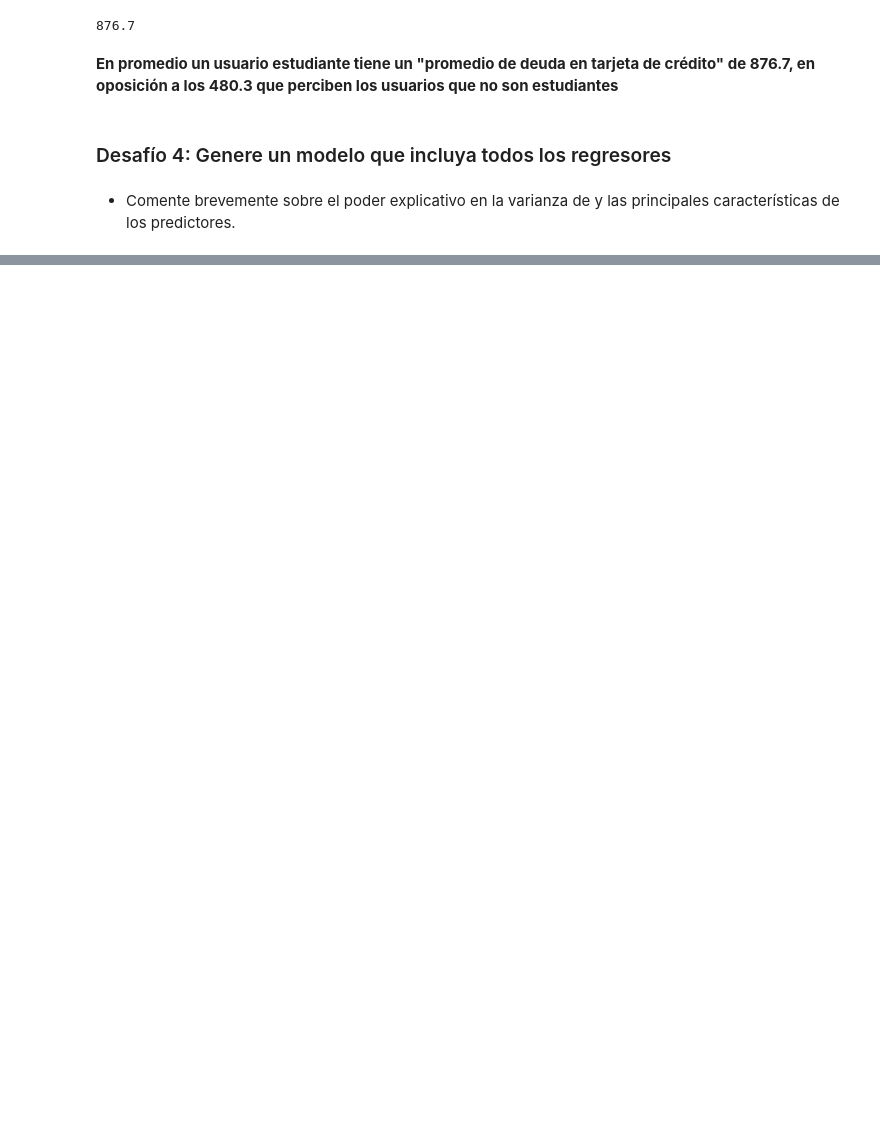
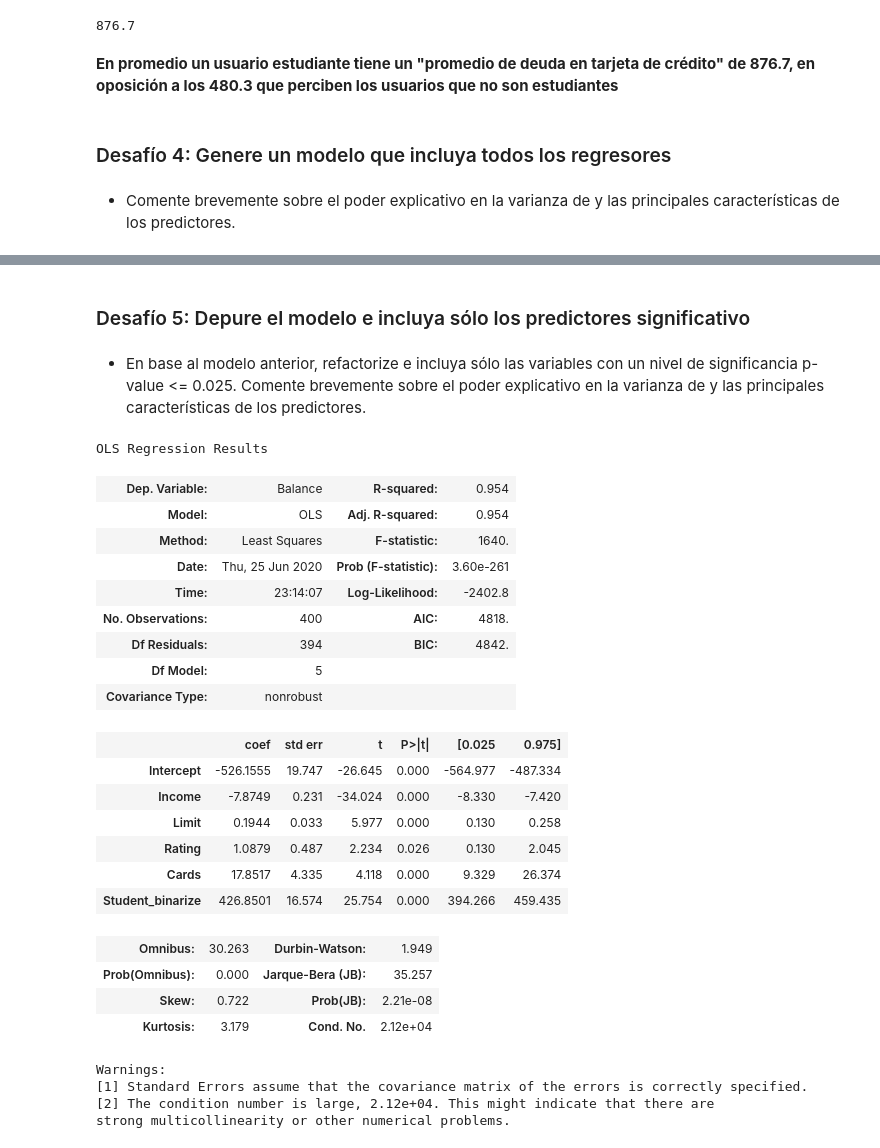
Before and after one commit to vidalchile/data_science_g14, a Jupyter notebook: regresion/sesion_presencial_1/desafio/desafio_regresion_desde_la_econometria_cristian_vidal.ipynb, the cells around one changed output, grey strips where cells are left out. Saved outputs shown, nothing was run; the diff lists cells and outputs as text; code cells hidden in the pictures; blank space fills up the shorter version.

```diff
--- a/regresion/sesion_presencial_1/desafio/desafio_regresion_desde_la_econometria_cristian_vidal.ipynb
+++ b/regresion/sesion_presencial_1/desafio/desafio_regresion_desde_la_econometria_cristian_vidal.ipynb
@@ -347,0 +354,33 @@ strong multicollinearity or other numerical problems.
+# %% [markdown]
+### Desafío 5: Depure el modelo e incluya sólo los predictores significativo
+# %% [markdown]
+* En base al modelo anterior, refactorize e incluya sólo las variables con un nivel de significancia p-value <= 0.025. Comente brevemente sobre el poder explicativo en la varianza de y las principales características de los predictores.
+# %%
+modelo_regresores_sig = smf.ols('Balance ~ Income + Limit + Rating + Cards + Student_binarize', df).fit()
+modelo_regresores_sig.summary()
+# %% [output]
+OLS Regression Results
+| Dep. Variable: | Balance | R-squared: | 0.954 |
+| Model: | OLS | Adj. R-squared: | 0.954 |
+| Method: | Least Squares | F-statistic: | 1640. |
+| Date: | Thu, 25 Jun 2020 | Prob (F-statistic): | 3.60e-261 |
+| Time: | 23:14:07 | Log-Likelihood: | -2402.8 |
+| No. Observations: | 400 | AIC: | 4818. |
+| Df Residuals: | 394 | BIC: | 4842. |
+| Df Model: | 5 |  |  |
+| Covariance Type: | nonrobust |  |  |
+|  | coef | std err | t | P>|t| | [0.025 | 0.975] |
+| Intercept | -526.1555 | 19.747 | -26.645 | 0.000 | -564.977 | -487.334 |
+| Income | -7.8749 | 0.231 | -34.024 | 0.000 | -8.330 | -7.420 |
+| Limit | 0.1944 | 0.033 | 5.977 | 0.000 | 0.130 | 0.258 |
+| Rating | 1.0879 | 0.487 | 2.234 | 0.026 | 0.130 | 2.045 |
+| Cards | 17.8517 | 4.335 | 4.118 | 0.000 | 9.329 | 26.374 |
+| Student_binarize | 426.8501 | 16.574 | 25.754 | 0.000 | 394.266 | 459.435 |
+| Omnibus: | 30.263 | Durbin-Watson: | 1.949 |
+| Prob(Omnibus): | 0.000 | Jarque-Bera (JB): | 35.257 |
+| Skew: | 0.722 | Prob(JB): | 2.21e-08 |
+| Kurtosis: | 3.179 | Cond. No. | 2.12e+04 |
+Warnings:
+[1] Standard Errors assume that the covariance matrix of the errors is correctly specified.
+[2] The condition number is large, 2.12e+04. This might indicate that there are
+strong multicollinearity or other numerical problems.
```
Also changed, not shown: parts of 15 cells of this notebook.
